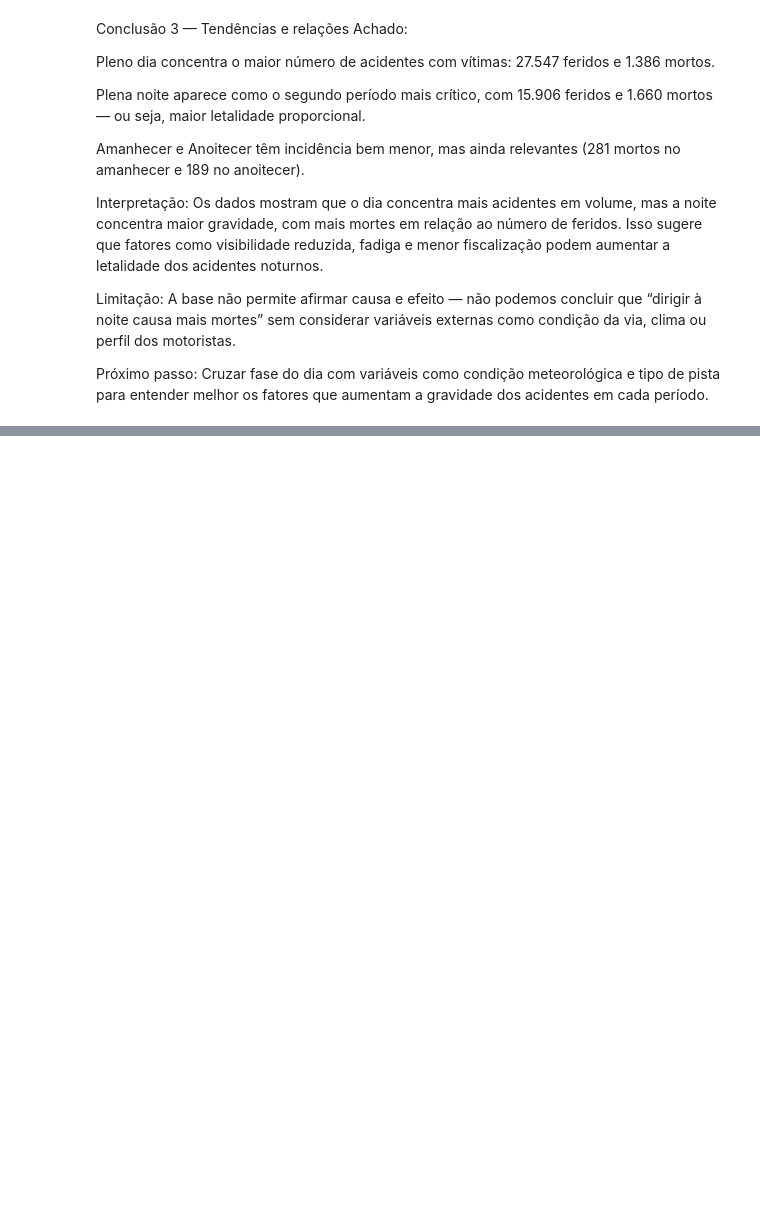
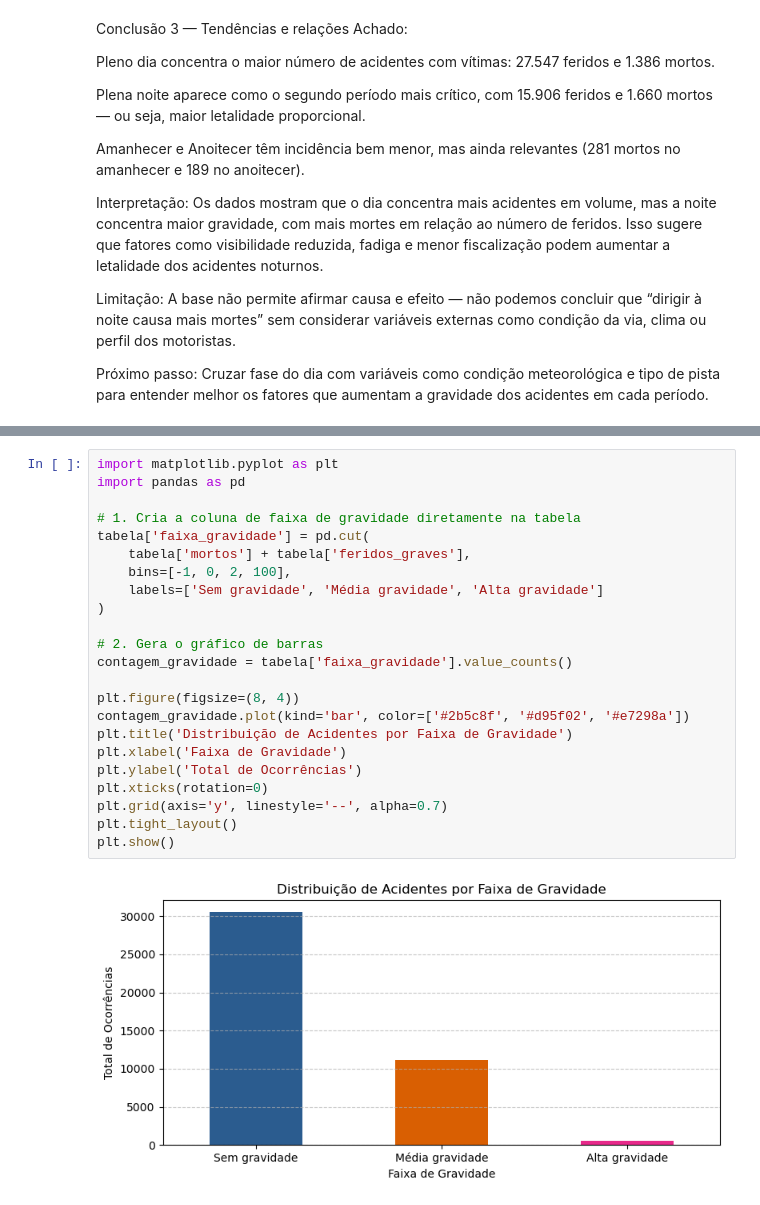
Before and after one commit to CristianeSMarques/Projeto-Final---Grupo-3---Cinthia-Cristiane-e-Douglas, a Jupyter notebook: Projeto.ipynb, the cells around one changed output, grey strips where cells are left out. Saved outputs shown, nothing was run; the diff lists cells and outputs as text; blank space fills up the shorter version.

Commit message:
feat: adiciona visualizacao grafica por faixa de gravidade

```diff
--- a/Projeto.ipynb
+++ b/Projeto.ipynb
@@ -669,0 +427,25 @@ Name: count, dtype: int64
+# %%
+import matplotlib.pyplot as plt
+import pandas as pd
+
+# 1. Cria a coluna de faixa de gravidade diretamente na tabela
+tabela['faixa_gravidade'] = pd.cut(
+    tabela['mortos'] + tabela['feridos_graves'],
+    bins=[-1, 0, 2, 100],
+    labels=['Sem gravidade', 'Média gravidade', 'Alta gravidade']
+)
+
+# 2. Gera o gráfico de barras
+contagem_gravidade = tabela['faixa_gravidade'].value_counts()
+
+plt.figure(figsize=(8, 4))
+contagem_gravidade.plot(kind='bar', color=['#2b5c8f', '#d95f02', '#e7298a'])
+plt.title('Distribuição de Acidentes por Faixa de Gravidade')
+plt.xlabel('Faixa de Gravidade')
+plt.ylabel('Total de Ocorrências')
+plt.xticks(rotation=0)
+plt.grid(axis='y', linestyle='--', alpha=0.7)
+plt.tight_layout()
+plt.show()
+# %% [output]
+[figure, added]
```
Also changed, not shown: parts of 21 cells of this notebook.
